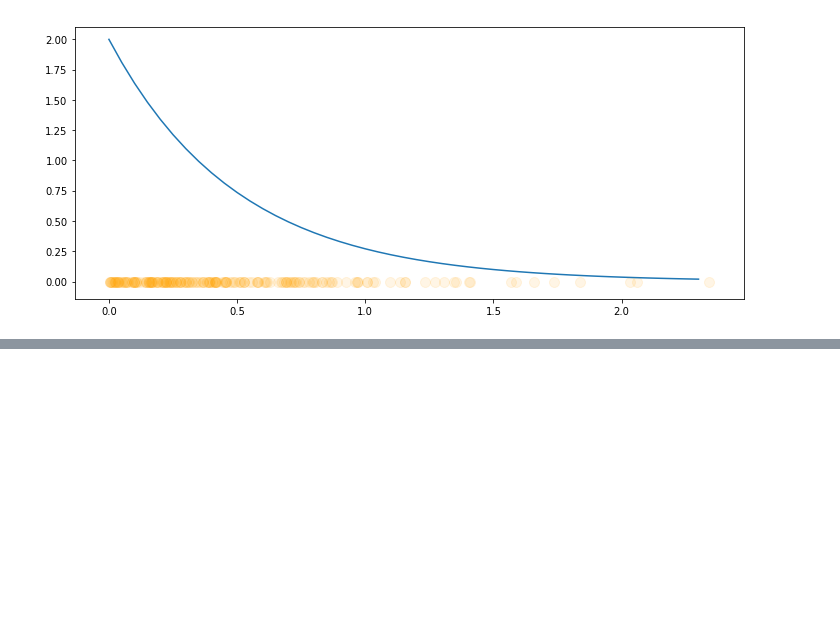
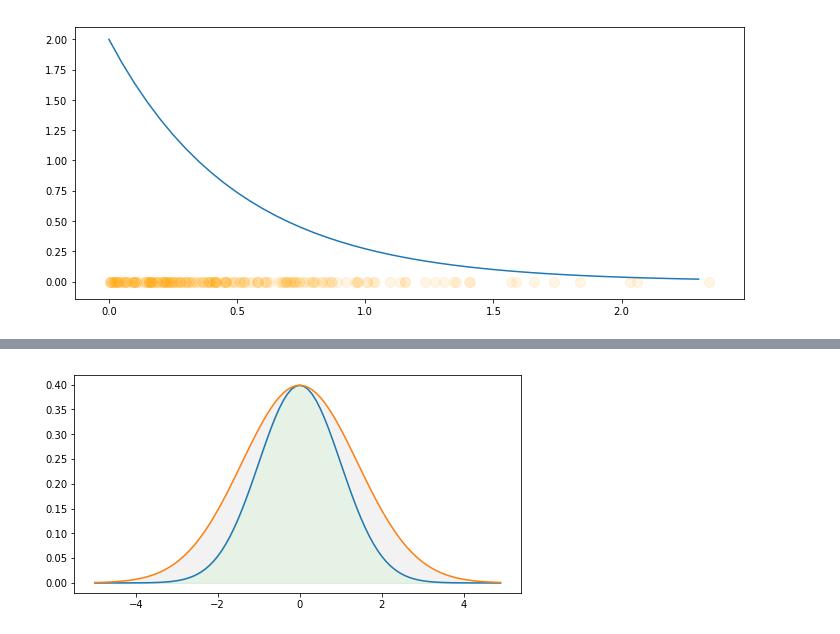
Before and after one commit to QuentinDuval/MLIntro, a Jupyter notebook: ml/0_basic_sampling_1.ipynb, the cells around one changed output, grey strips where cells are left out. Saved outputs shown, nothing was run; the diff lists cells and outputs as text; code cells hidden in the pictures; blank space fills up the shorter version.

```diff
--- a/ml/0_basic_sampling.ipynb
+++ b/ml/0_basic_sampling_1.ipynb
@@ -138,0 +175,13 @@ Bayesian networks and stuff
+# %%
+xs = np.arange(-5., 5., 0.1)
+ps = np.exp(-xs ** 2 / 2) / math.sqrt(2 * math.pi * 1)
+qs = np.exp(-xs ** 2 / 4) / math.sqrt(2 * math.pi * 2)
+k = math.sqrt(2) # square root of the ratio of variances
+plt.figure(figsize=(8,4))
+plt.plot(xs, ps)
+plt.plot(xs, k * qs)
+plt.fill_between(xs, ps, [0] * len(ps), alpha=0.1, color='green')
+plt.fill_between(xs, ps, k * qs, alpha=0.1, color='grey')
+plt.show()
+# %% [output]
+[figure, added]
```
Also changed, not shown: parts of 13 cells of this notebook, 2 other files.
